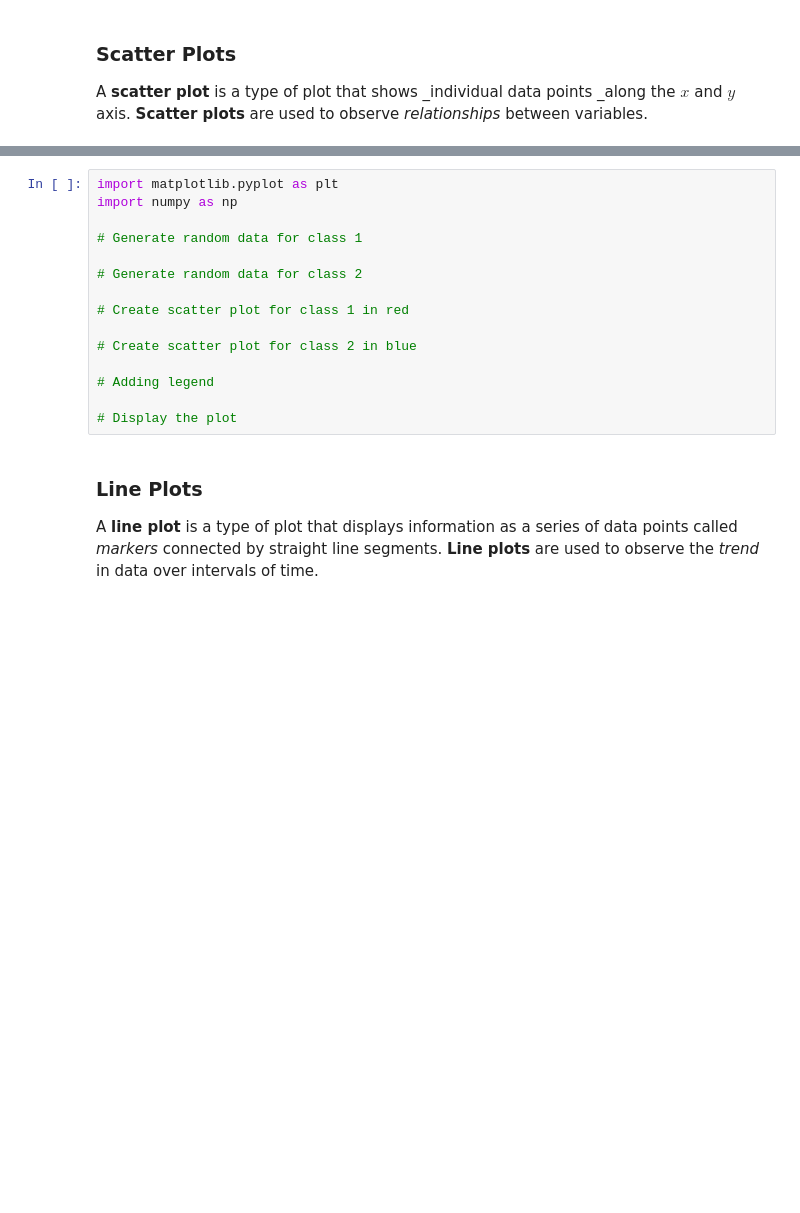
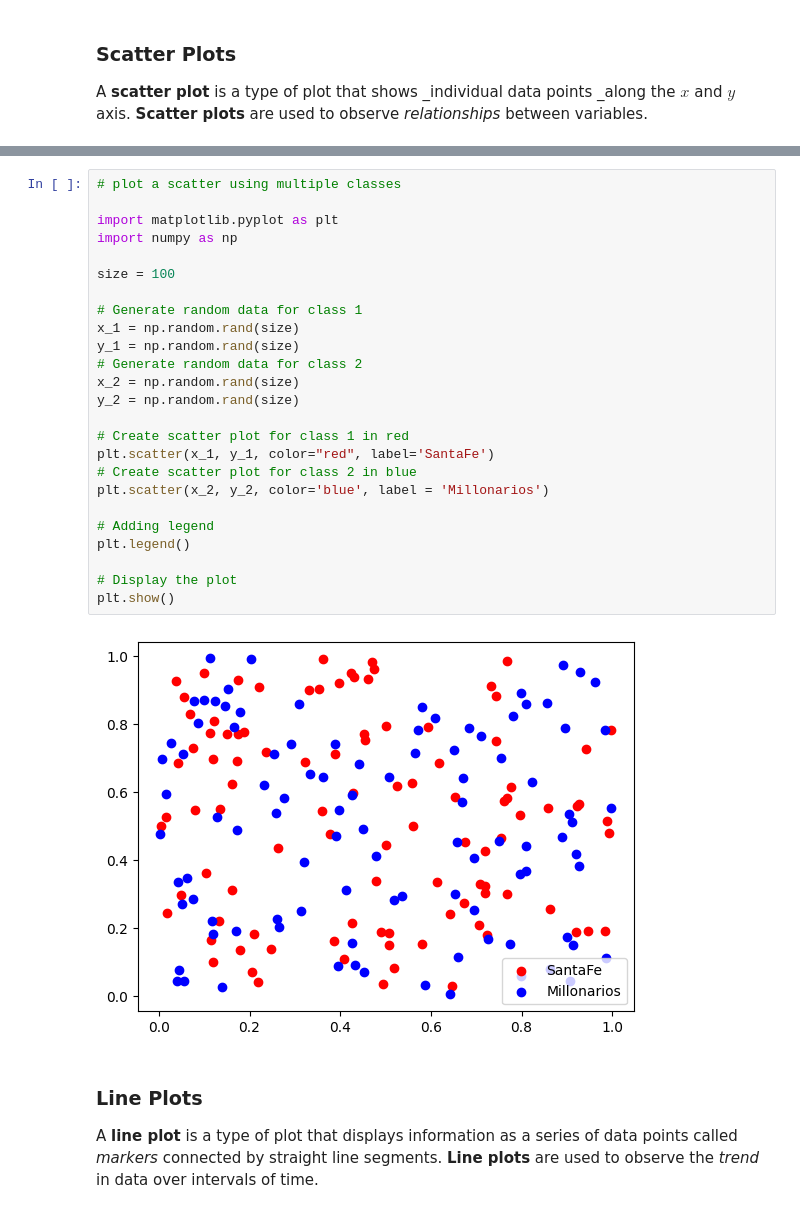
Before and after one commit to EngAndres/ud-public, a Jupyter notebook: courses/data-science-introduction/notebooks/Matplotlib-Seaborn.ipynb, the cells around one changed output, grey strips where cells are left out. Saved outputs shown, nothing was run; the diff lists cells and outputs as text; blank space fills up the shorter version.

```diff
--- a/courses/data-science-introduction/notebooks/Matplotlib-Seaborn.ipynb
+++ b/courses/data-science-introduction/notebooks/Matplotlib-Seaborn.ipynb
@@ -25,18 +64,30 @@ import numpy as np
 # %%
+# plot a scatter using multiple classes
+
 import matplotlib.pyplot as plt
 import numpy as np
 
+size = 100
+
 # Generate random data for class 1
-
+x_1 = np.random.rand(size)
+y_1 = np.random.rand(size)
 # Generate random data for class 2
+x_2 = np.random.rand(size)
+y_2 = np.random.rand(size)
 
 # Create scatter plot for class 1 in red
-
+plt.scatter(x_1, y_1, color="red", label='SantaFe')
 # Create scatter plot for class 2 in blue
+plt.scatter(x_2, y_2, color='blue', label = 'Millonarios')
 
 # Adding legend
+plt.legend()
 
 # Display the plot
+plt.show()
+# %% [output]
+[figure, added]
 # %% [markdown]
 ### Line Plots
 
```
Also changed, not shown: parts of 5 cells of this notebook, 4 other files.
